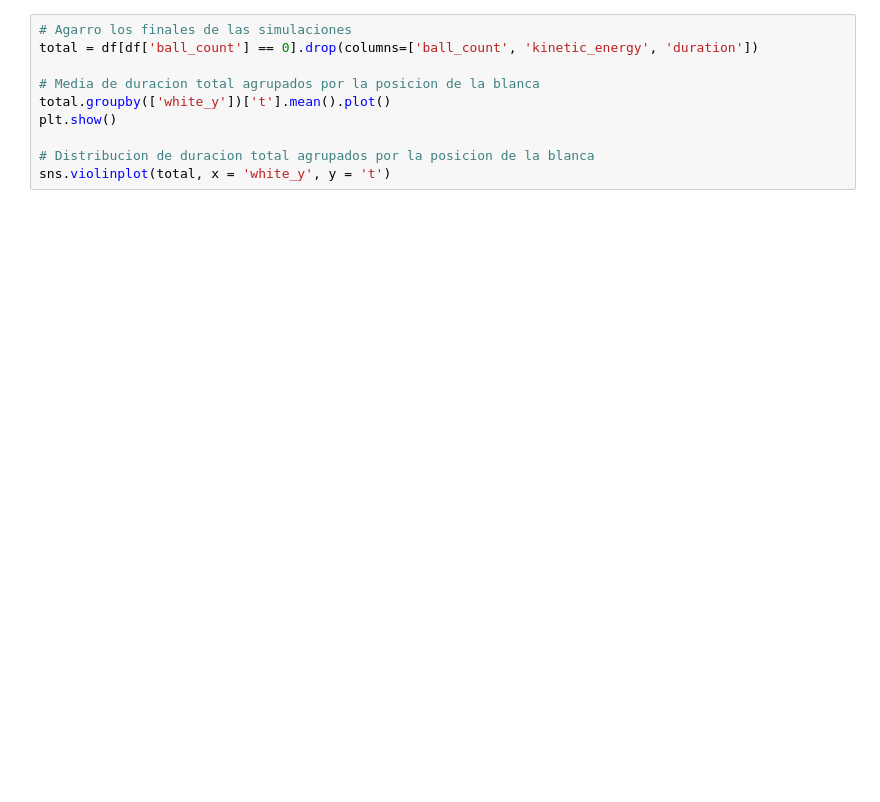
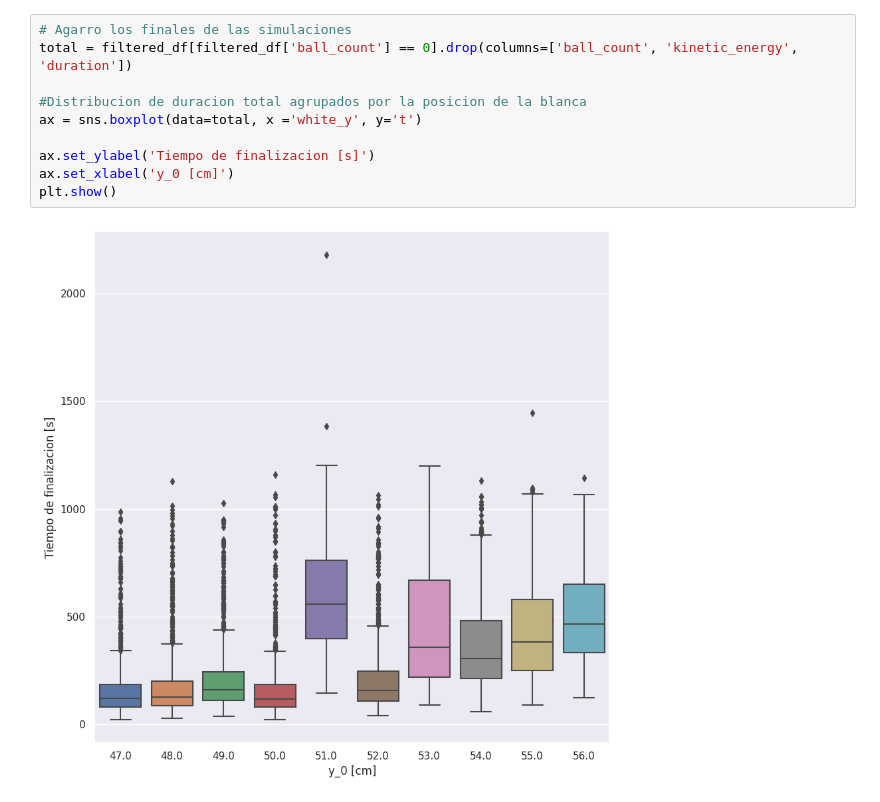
Before and after one commit to lvittor/ss, a Jupyter notebook: notebooks/tp3.ipynb, the cells around one changed output. Cells and saved outputs as stored; diff of their text form; blank space fills up the shorter version.

```diff
--- a/notebooks/tp3.ipynb
+++ b/notebooks/tp3.ipynb
@@ -32,10 +82,12 @@ print(f"Mean frequency of events: {(1/df['duration']).mean()}")
 # %%
 # Agarro los finales de las simulaciones
-total = df[df['ball_count'] == 0].drop(columns=['ball_count', 'kinetic_energy', 'duration'])
+total = filtered_df[filtered_df['ball_count'] == 0].drop(columns=['ball_count', 'kinetic_energy', 'duration'])
 
-# Media de duracion total agrupados por la posicion de la blanca
-total.groupby(['white_y'])['t'].mean().plot()
+#Distribucion de duracion total agrupados por la posicion de la blanca
+ax = sns.boxplot(data=total, x ='white_y', y='t')
+
+ax.set_ylabel('Tiempo de finalizacion [s]')
+ax.set_xlabel('y_0 [cm]')
 plt.show()
-
-# Distribucion de duracion total agrupados por la posicion de la blanca
-sns.violinplot(total, x = 'white_y', y = 't')
+# %% [output]
+[figure, added]
```
Also changed, not shown: parts of 7 cells of this notebook, 3 other files.
